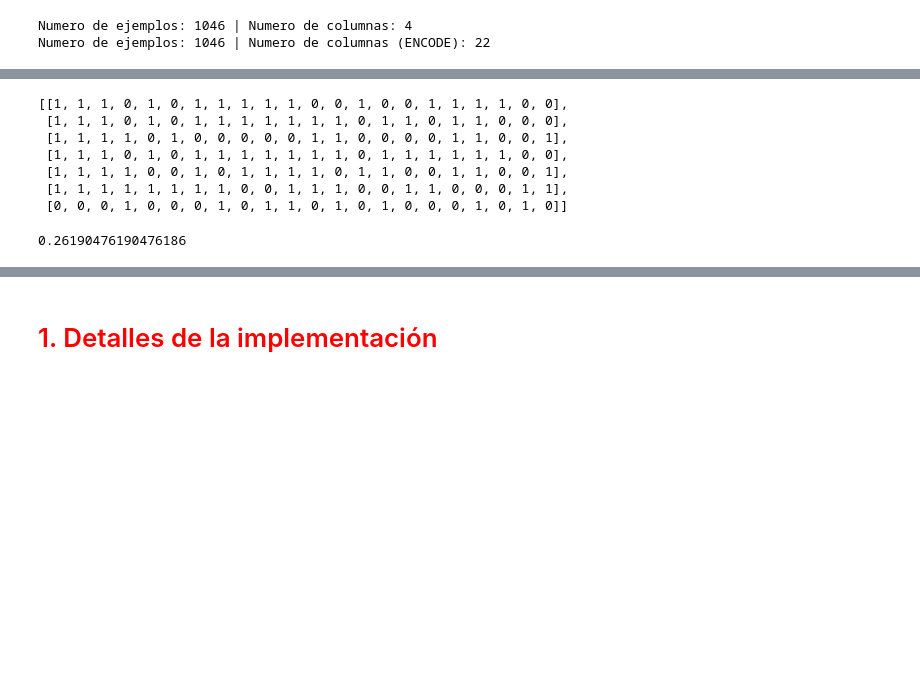
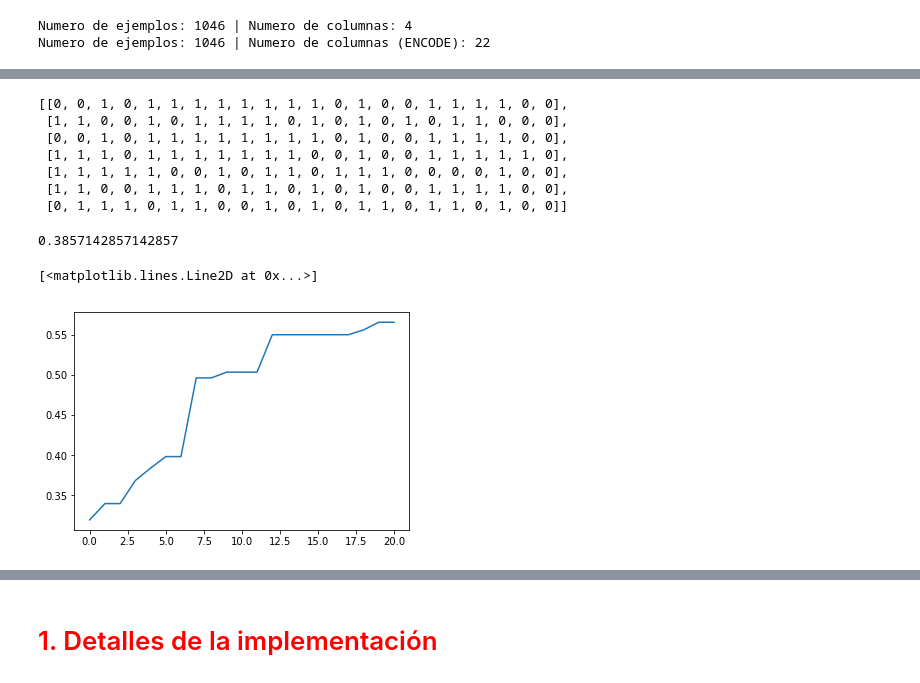
Before and after one commit to AlejandroSantorum/MachineLearning_Assignments, a Jupyter notebook: Assignment3/test_GA.ipynb, the cells around one changed output, grey strips where cells are left out. Saved outputs shown, nothing was run; the diff lists cells and outputs as text; code cells hidden in the pictures; blank space fills up the shorter version.

Commit message:
Add best fitness per epoch record and mean fitness per epoch record

```diff
--- a/Assignment3/test_GA.ipynb
+++ b/Assignment3/test_GA.ipynb
@@ -258,10 +258,10 @@ print(datostrain[:5, :])
 # %%
 ga = Clasificador.AlgoritmoGenetico(
-        n_population=10,
+        n_population=20,
         max_rules=7,
         nepochs=20,
         cross_prob=0.7,
-        bitflip_prob=None,
+        bitflip_prob=1/20,
         add_rule_prob=0.3,
         elite_perc=0.05
 )
@@ -270,16 +270,23 @@ ga.entrenamiento(datostrain, db_titanic.nominalAtributos, db_titanic.diccionario
 # %%
 ga.best_solution
 # %% [output]
-[[1, 1, 1, 0, 1, 0, 1, 1, 1, 1, 1, 0, 0, 1, 0, 0, 1, 1, 1, 1, 0, 0],
- [1, 1, 1, 0, 1, 0, 1, 1, 1, 1, 1, 1, 1, 0, 1, 1, 0, 1, 1, 0, 0, 0],
- [1, 1, 1, 1, 0, 1, 0, 0, 0, 0, 0, 1, 1, 0, 0, 0, 0, 1, 1, 0, 0, 1],
- [1, 1, 1, 0, 1, 0, 1, 1, 1, 1, 1, 1, 1, 0, 1, 1, 1, 1, 1, 1, 0, 0],
- [1, 1, 1, 1, 0, 0, 1, 0, 1, 1, 1, 1, 0, 1, 1, 0, 0, 1, 1, 0, 0, 1],
- [1, 1, 1, 1, 1, 1, 1, 1, 0, 0, 1, 1, 1, 0, 0, 1, 1, 0, 0, 0, 1, 1],
- [0, 0, 0, 1, 0, 0, 0, 1, 0, 1, 1, 0, 1, 0, 1, 0, 0, 0, 1, 0, 1, 0]]
+[[0, 0, 1, 0, 1, 1, 1, 1, 1, 1, 1, 1, 0, 1, 0, 0, 1, 1, 1, 1, 0, 0],
+ [1, 1, 0, 0, 1, 0, 1, 1, 1, 1, 0, 1, 0, 1, 0, 1, 0, 1, 1, 0, 0, 0],
+ [0, 0, 1, 0, 1, 1, 1, 1, 1, 1, 1, 1, 0, 1, 0, 0, 1, 1, 1, 1, 0, 0],
+ [1, 1, 1, 0, 1, 1, 1, 1, 1, 1, 1, 0, 0, 1, 0, 0, 1, 1, 1, 1, 1, 0],
+ [1, 1, 1, 1, 1, 0, 0, 1, 0, 1, 1, 0, 1, 1, 1, 0, 0, 0, 0, 1, 0, 0],
+ [1, 1, 0, 0, 1, 1, 1, 0, 1, 1, 0, 1, 0, 1, 0, 0, 1, 1, 1, 1, 0, 0],
+ [0, 1, 1, 1, 0, 1, 1, 0, 0, 1, 0, 1, 0, 1, 1, 0, 1, 1, 0, 1, 0, 0]]
 # %%
 pred = ga.clasifica(datostest, db_titanic.nominalAtributos, db_titanic.diccionario)
 # %%
 clasificador.error(pred, datostest[:,-1])
 # %% [output]
-0.26190476190476186
+0.3857142857142857
+# %%
+ntimes = len(ga.best_fitness_evol)
+
+plt.plot(range(ntimes), ga.best_fitness_evol)
+# %% [output]
+[<matplotlib.lines.Line2D at 0x...>]
+[figure, added]
```
Also changed, not shown: parts of 2 cells of this notebook, 1 other file.
